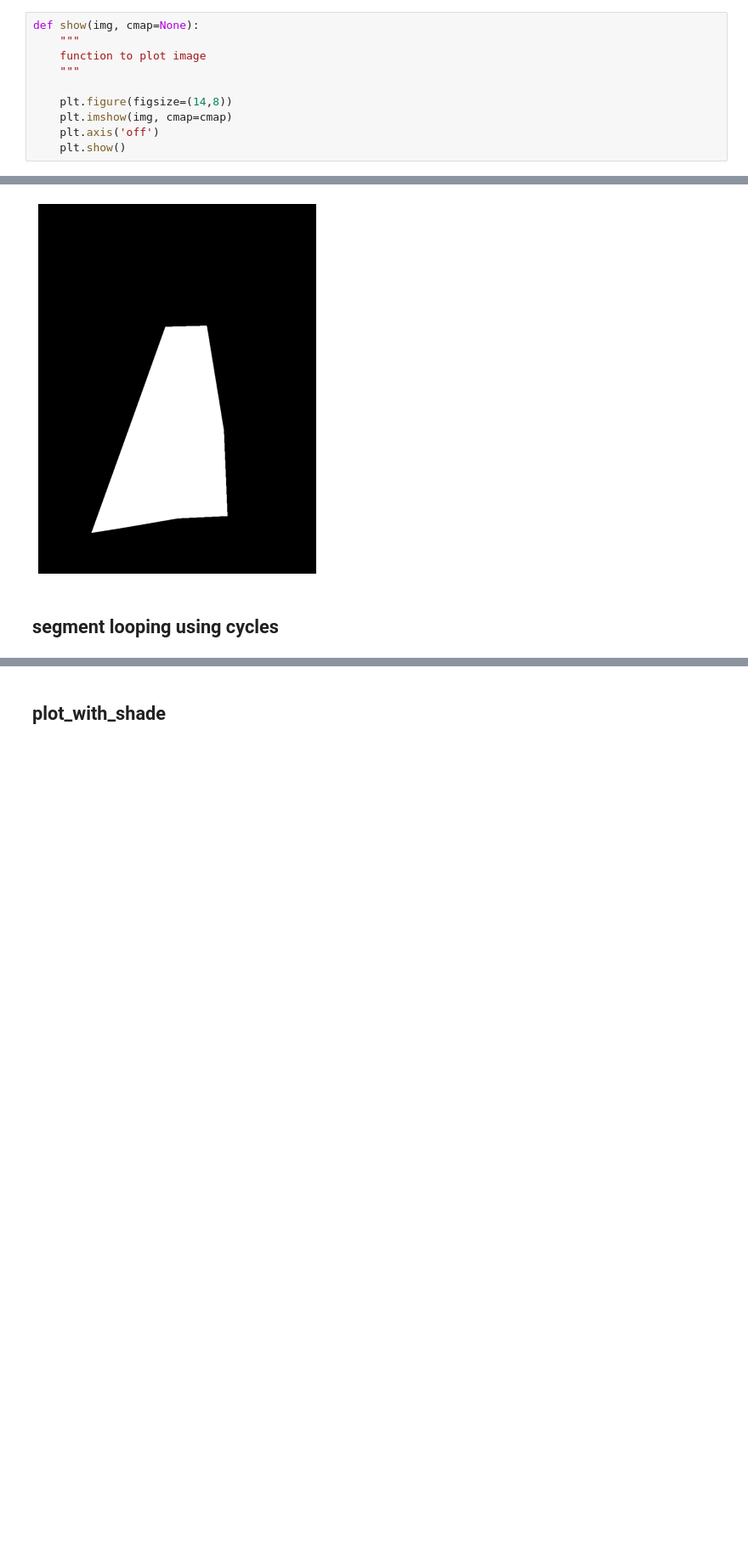
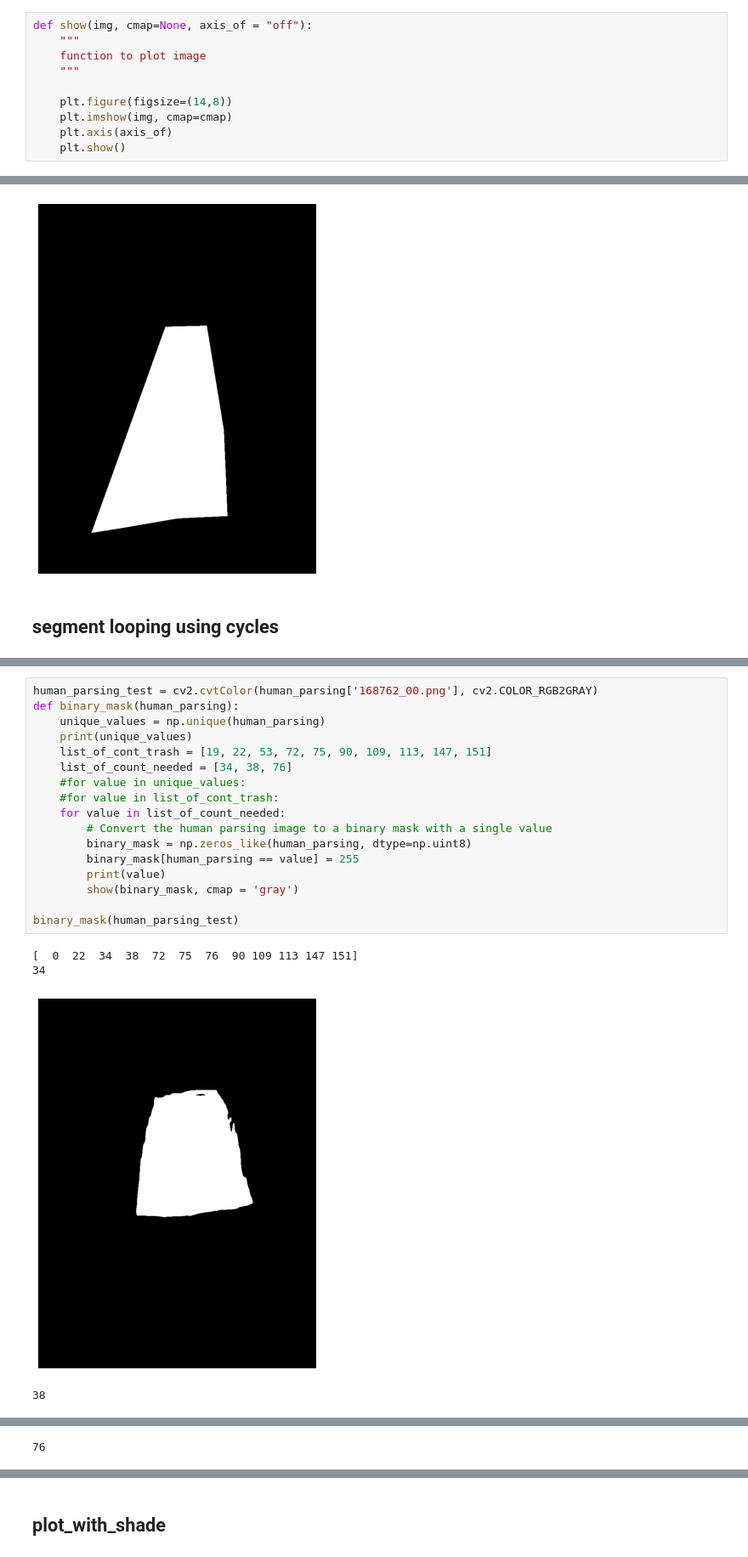
Before and after one commit to Viroslav/CV_final_task, a Jupyter notebook: Final_task.ipynb, the cells around one changed output, grey strips where cells are left out. Shown at 85% size. Saved outputs shown, nothing was run; the diff lists cells and outputs as text; blank space fills up the shorter version.

```diff
--- a/Final_task.ipynb
+++ b/Final_task.ipynb
@@ -99,14 +99,14 @@ CUDA is not available.  Training on CPU ...
 # %% [markdown]
 ## Auxiliary Functions
 # %%
-def show(img, cmap=None):
+def show(img, cmap=None, axis_of = "off"):
     """
     function to plot image
     """
 
     plt.figure(figsize=(14,8))
     plt.imshow(img, cmap=cmap)
-    plt.axis('off')
+    plt.axis(axis_of)
     plt.show()
 # %% [markdown]
 ## work with data
@@ -321,0 +320,22 @@ array([  0,  22,  34,  38,  72,  75,  76,  90, 109, 113, 147, 151],
+# %%
+human_parsing_test = cv2.cvtColor(human_parsing['168762_00.png'], cv2.COLOR_RGB2GRAY)
+def binary_mask(human_parsing):
+    unique_values = np.unique(human_parsing)
+    print(unique_values)
+    list_of_cont_trash = [19, 22, 53, 72, 75, 90, 109, 113, 147, 151]
+    list_of_count_needed = [34, 38, 76]
+    #for value in unique_values:
+    #for value in list_of_cont_trash:
+    for value in list_of_count_needed:
+        # Convert the human parsing image to a binary mask with a single value
+        binary_mask = np.zeros_like(human_parsing, dtype=np.uint8)
+        binary_mask[human_parsing == value] = 255
+        print(value)
+        show(binary_mask, cmap = 'gray')
+
+binary_mask(human_parsing_test)
+# %% [output]
+[  0  22  34  38  72  75  76  90 109 113 147 151]
+34
+[figure, added]
+38
@@ -321,0 +343 @@ array([  0,  22,  34,  38,  72,  75,  76,  90, 109, 113, 147, 151],
+76
```
Also changed, not shown: parts of 33 cells of this notebook.
